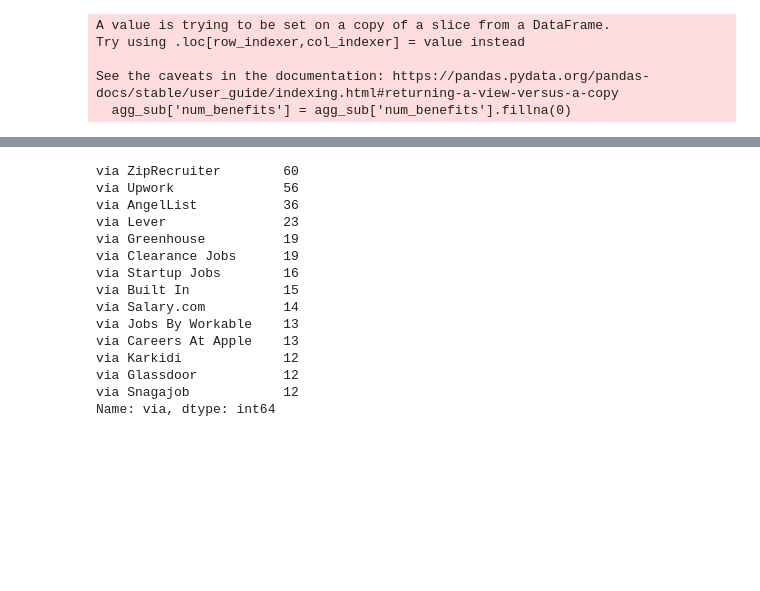
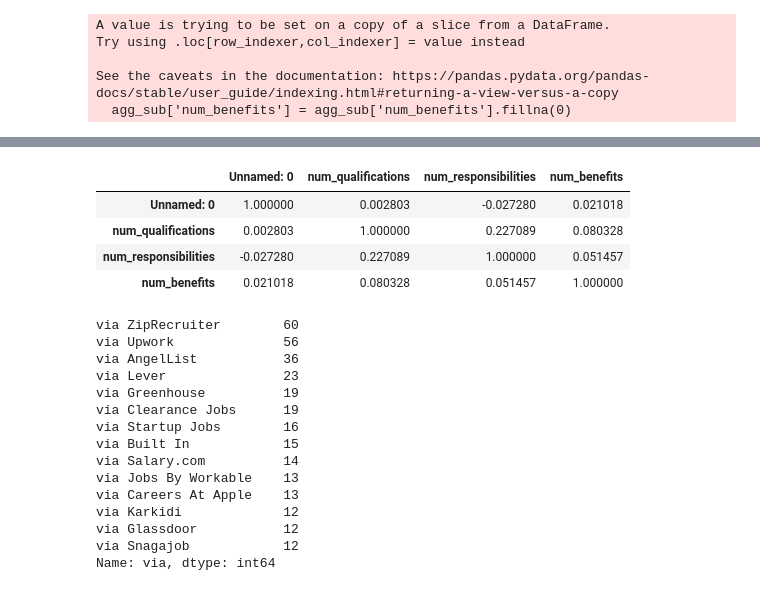
Before and after one commit to brendanbaker/dsan-23-scholarship, a Jupyter notebook: miniproject/wrangling_viz.ipynb, the cells around one changed output, grey strips where cells are left out. Cells and saved outputs as stored; diff of their text form; code cells hidden in the pictures; blank space fills up the shorter version.

```diff
--- a/miniproject/wrangling_viz.ipynb
+++ b/miniproject/wrangling_viz.ipynb
@@ -627,0 +751,5 @@ fig.show()
+# %%
+# Show a simple correlation matrix for all job types, then for each job type
+agg_sub[agg_sub['category'] == 'natural language processing'].corr().round(2)
+agg_sub.corr()
+# %% [output]
@@ -628,3 +760,8 @@ fig.show()
+|  | Unnamed: 0 | num_qualifications | num_responsibilities | num_benefits |
+| Unnamed: 0 | 1.000000 | 0.002803 | -0.027280 | 0.021018 |
+| num_qualifications | 0.002803 | 1.000000 | 0.227089 | 0.080328 |
+| num_responsibilities | -0.027280 | 0.227089 | 1.000000 | 0.051457 |
+| num_benefits | 0.021018 | 0.080328 | 0.051457 | 1.000000 |
 # %%
 import plotly.express as px
 df = agg_sub
```
Also changed, not shown: parts of 16 cells of this notebook, 22 other files.
